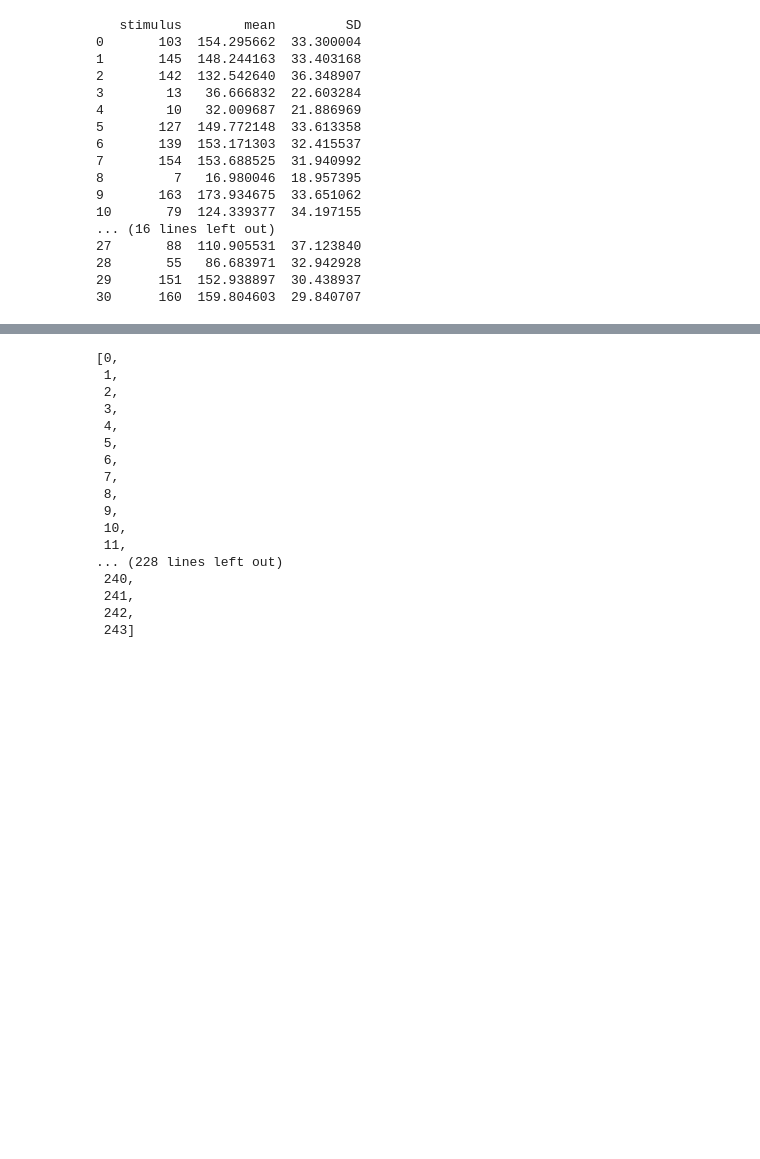
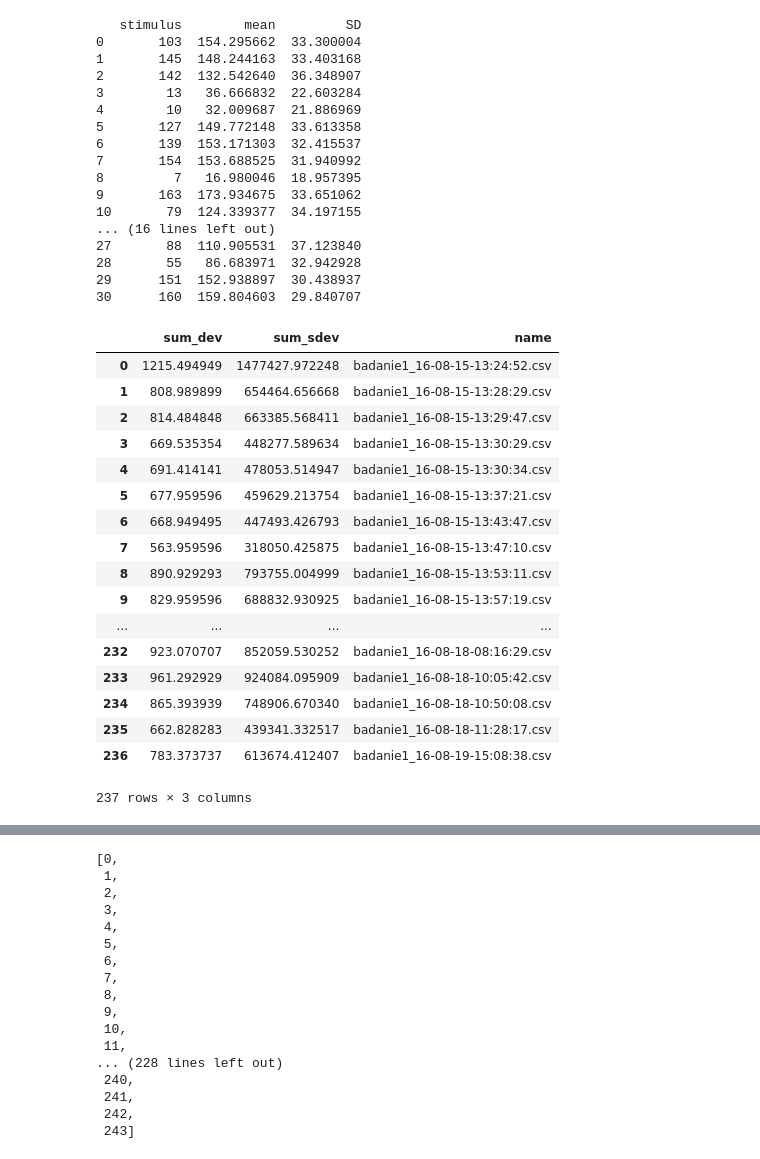
Before and after one commit to julekb/licencjat, a Jupyter notebook: data_all/bokeh_plots.ipynb, the cells around one changed output, grey strips where cells are left out. Drawn from its saved outputs; the diff is of its cells as text; code cells hidden in the pictures; blank space fills up the shorter version.

```diff
--- a/data_all/bokeh_plots.ipynb
+++ b/data_all/bokeh_plots.ipynb
@@ -39 +41,22 @@ df_dev_len = df_dev.count()[1]
+# %%
+df_dev
+# %% [output]
+|  | sum_dev | sum_sdev | name |
+| 0 | 1215.494949 | 1477427.972248 | badanie1_16-08-15-13:24:52.csv |
+| 1 | 808.989899 | 654464.656668 | badanie1_16-08-15-13:28:29.csv |
+| 2 | 814.484848 | 663385.568411 | badanie1_16-08-15-13:29:47.csv |
+| 3 | 669.535354 | 448277.589634 | badanie1_16-08-15-13:30:29.csv |
+| 4 | 691.414141 | 478053.514947 | badanie1_16-08-15-13:30:34.csv |
+| 5 | 677.959596 | 459629.213754 | badanie1_16-08-15-13:37:21.csv |
+| 6 | 668.949495 | 447493.426793 | badanie1_16-08-15-13:43:47.csv |
+| 7 | 563.959596 | 318050.425875 | badanie1_16-08-15-13:47:10.csv |
+| 8 | 890.929293 | 793755.004999 | badanie1_16-08-15-13:53:11.csv |
+| 9 | 829.959596 | 688832.930925 | badanie1_16-08-15-13:57:19.csv |
+| ... | ... | ... | ... |
+| 232 | 923.070707 | 852059.530252 | badanie1_16-08-18-08:16:29.csv |
+| 233 | 961.292929 | 924084.095909 | badanie1_16-08-18-10:05:42.csv |
+| 234 | 865.393939 | 748906.670340 | badanie1_16-08-18-10:50:08.csv |
+| 235 | 662.828283 | 439341.332517 | badanie1_16-08-18-11:28:17.csv |
+| 236 | 783.373737 | 613674.412407 | badanie1_16-08-19-15:08:38.csv |
+237 rows × 3 columns
 # %%
```
Also changed, not shown: parts of 5 cells of this notebook.
